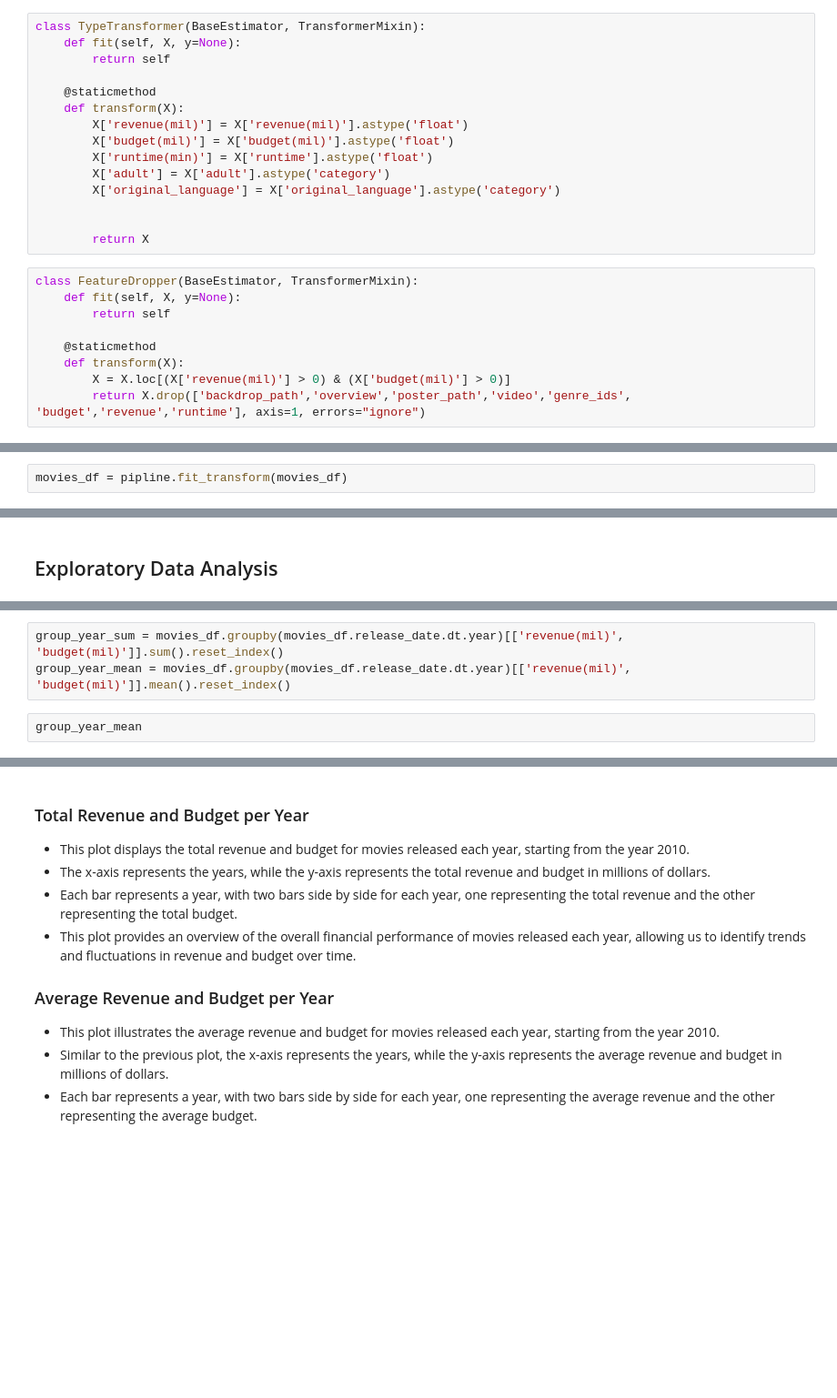
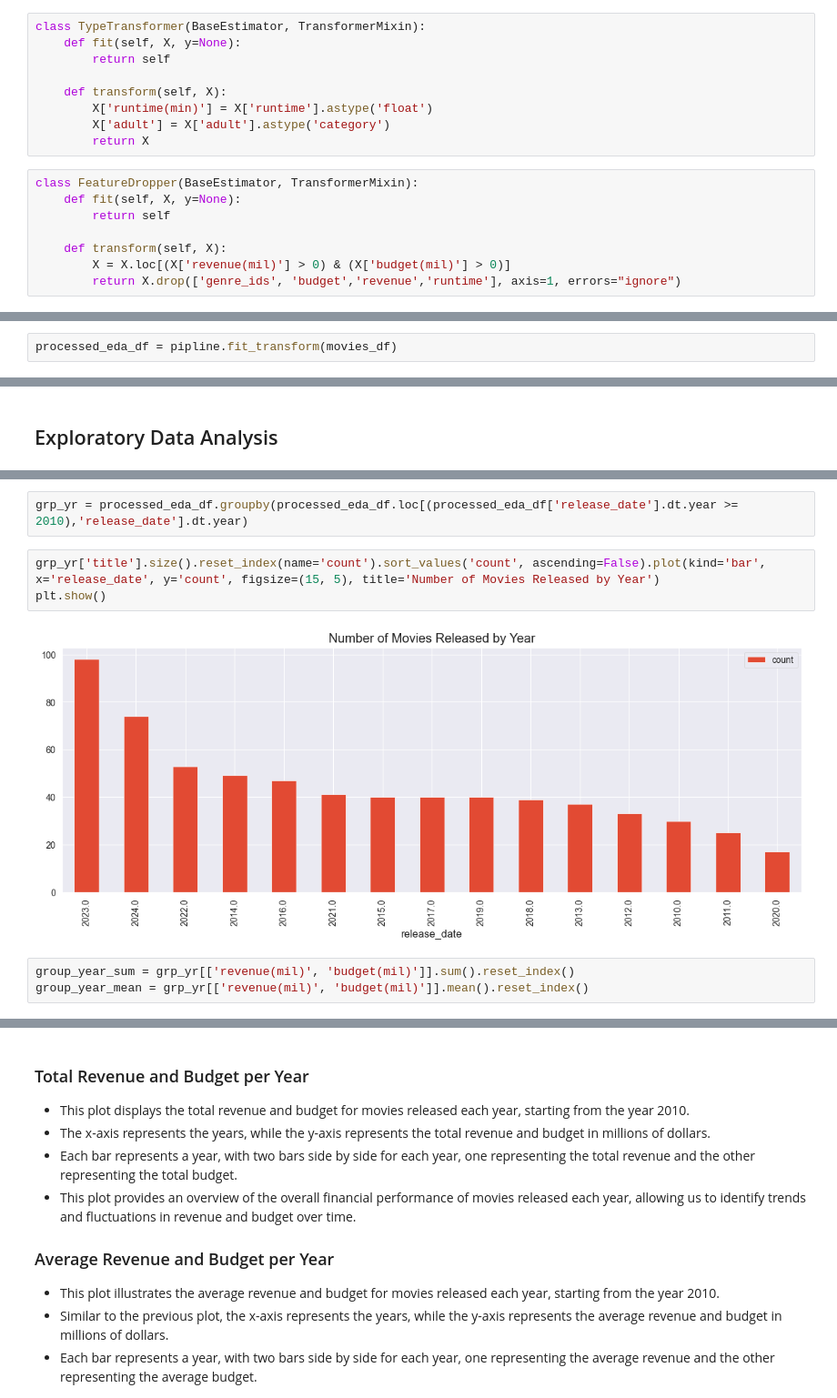
Before and after one commit to Enx-dev/cinemalyrics, a Jupyter notebook: notebooks/EDA.ipynb, the cells around one changed output, grey strips where cells are left out. Shown at 91% size. Drawn from its saved outputs; the diff is of its cells as text; blank space fills up the shorter version.

```diff
--- a/notebooks/EDA.ipynb
+++ b/notebooks/EDA.ipynb
@@ -80,25 +93,18 @@ class TypeTransformer(BaseEstimator, TransformerMixin):
     def fit(self, X, y=None):
         return self
 
-    @staticmethod
-    def transform(X):
-        X['revenue(mil)'] = X['revenue(mil)'].astype('float')
-        X['budget(mil)'] = X['budget(mil)'].astype('float')
+    def transform(self, X):
         X['runtime(min)'] = X['runtime'].astype('float')
         X['adult'] = X['adult'].astype('category')
-        X['original_language'] = X['original_language'].astype('category')
-
-
         return X
 # %%
 class FeatureDropper(BaseEstimator, TransformerMixin):
     def fit(self, X, y=None):
         return self
 
-    @staticmethod
-    def transform(X):
+    def transform(self, X):
         X = X.loc[(X['revenue(mil)'] > 0) & (X['budget(mil)'] > 0)]
-        return X.drop(['backdrop_path','overview','poster_path','video','genre_ids', 'budget','revenue','runtime'], axis=1, errors="ignore")
+        return X.drop(['genre_ids', 'budget','revenue','runtime'], axis=1, errors="ignore")
 # %%
 from sklearn.pipeline import Pipeline
 
@@ -106,4 +112,4 @@ pipline = Pipeline([('transform', BaseTransformer()),
                     ('type', TypeTransformer()),
                     ('dropper', FeatureDropper())])
 # %%
-movies_df = pipline.fit_transform(movies_df)
+processed_eda_df = pipline.fit_transform(movies_df)
@@ -118,6 +149,11 @@ movies_df.describe()
+# %%
+grp_yr = processed_eda_df.groupby(processed_eda_df.loc[(processed_eda_df['release_date'].dt.year >= 2010),'release_date'].dt.year)
+# %%
+grp_yr['title'].size().reset_index(name='count').sort_values('count', ascending=False).plot(kind='bar', x='release_date', y='count', figsize=(15, 5), title='Number of Movies Released by Year')
+plt.show()
+# %% [output]
+[figure, added]
 # %%
-group_year_sum = movies_df.groupby(movies_df.release_date.dt.year)[['revenue(mil)', 'budget(mil)']].sum().reset_index()
-group_year_mean = movies_df.groupby(movies_df.release_date.dt.year)[['revenue(mil)', 'budget(mil)']].mean().reset_index()
+group_year_sum = grp_yr[['revenue(mil)', 'budget(mil)']].sum().reset_index()
+group_year_mean = grp_yr[['revenue(mil)', 'budget(mil)']].mean().reset_index()
-# %%
-group_year_mean
 # %%
```
Also changed, not shown: parts of 61 cells of this notebook, 3 other files.
